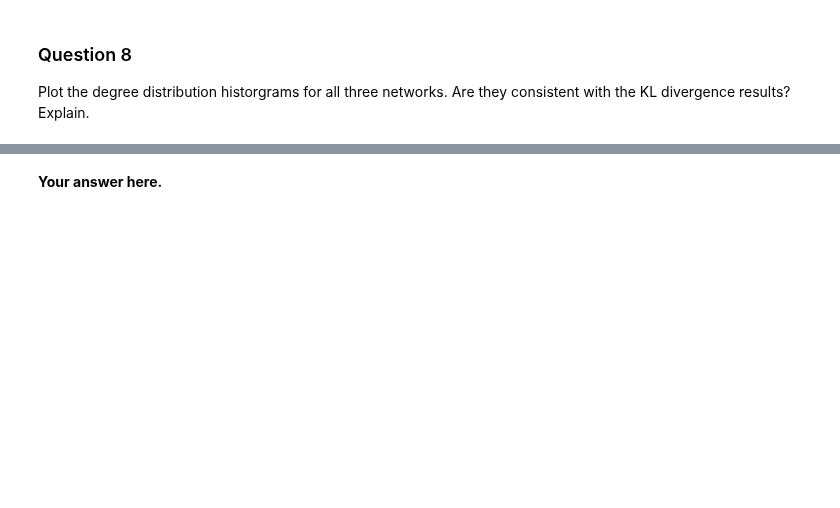
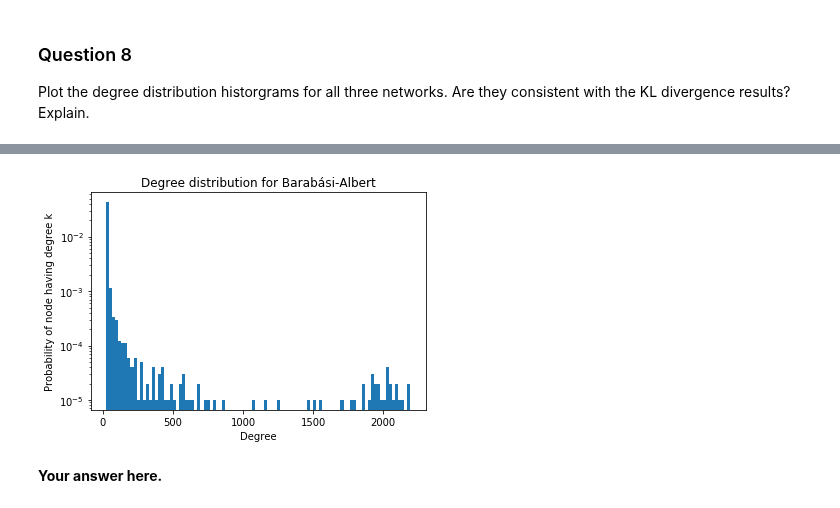
Before and after one commit to isabelaconstantin/wikinet, a Jupyter notebook: milestone2/2_network_models.ipynb, the cells around one changed output, grey strips where cells are left out. Saved outputs shown, nothing was run; the diff lists cells and outputs as text; code cells hidden in the pictures; blank space fills up the shorter version.

```diff
--- a/milestone2/2_network_models.ipynb
+++ b/milestone2/2_network_models.ipynb
@@ -254,8 +278,13 @@ Compare the degree distribution of your network to each of the two synthetic one
 # %%
+# Your code here.
 #degree distribution of our network
 degree_wiki=np.sum(adjacency, axis=0)
-degree_distribution_wiki= np.histogram(degree_wiki,np.arange(max(degree_wiki)+1))[0]/n_nodes
+degree_distribution_wiki= return_hist(degree_wiki)[0]
+
 #compute degree distribution Erdos Reny Graph
 degree_ER=np.sum(randomER, axis =0)
-degree_distribution_ER= np.histogram(degree_ER,np.arange(max(degree_ER)+1))[0]/n_nodes
-#degree distribution AB
+degree_distribution_ER= return_hist(degree_ER)[0]
+
+#degree distribution Barabási-Albert
+degree_BA=np.sum(randomBA, axis =0)
+degree_distribution_BA= return_hist(degree_BA)[0]
@@ -273,2 +333,6 @@ Plot the degree distribution historgrams for all three networks. Are they consis
+# %%
+plot_distribution(degree_BA, 'Barabási-Albert')
+# %% [output]
+[figure, added]
 # %% [markdown]
 **Your answer here.**
```
Also changed, not shown: parts of 31 cells of this notebook.
